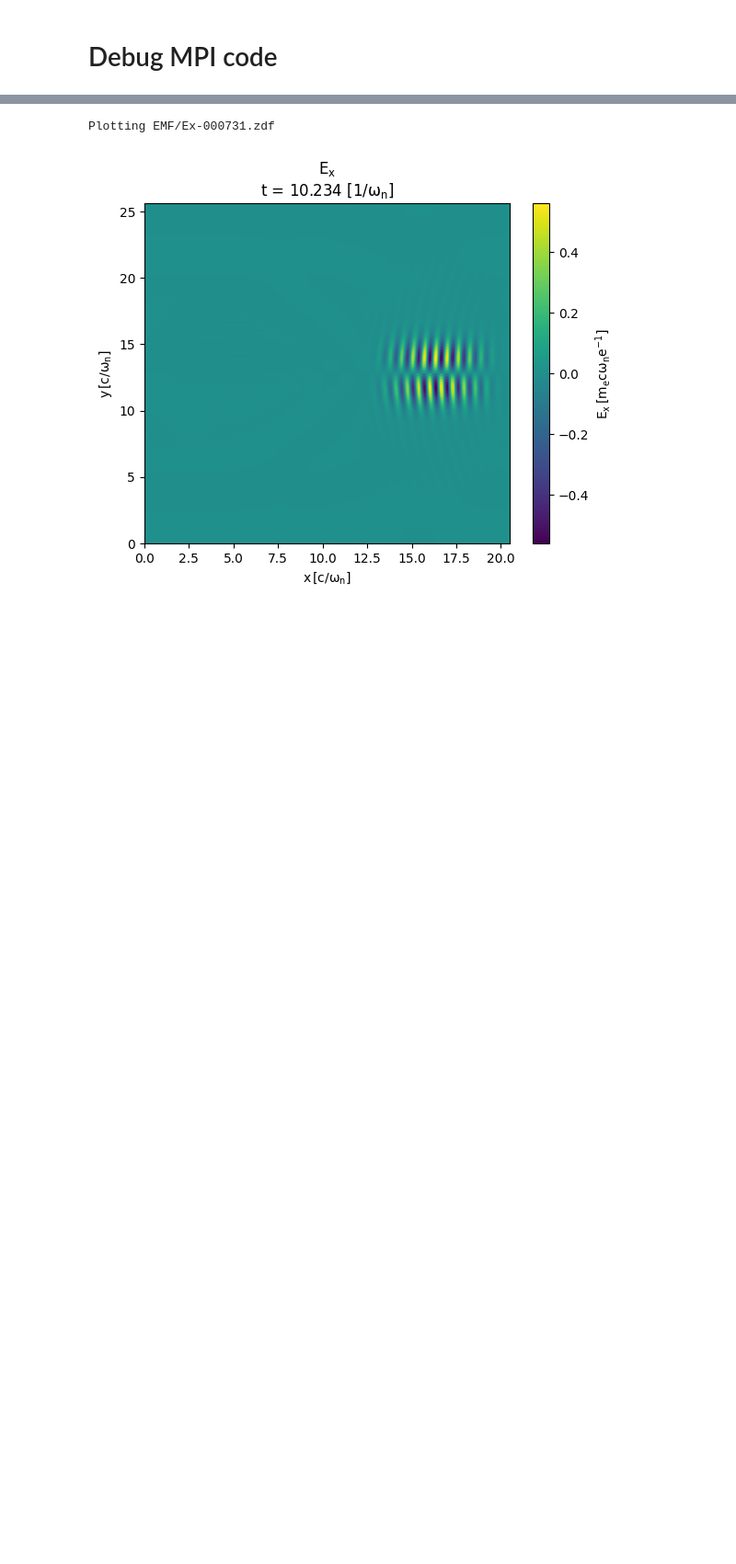
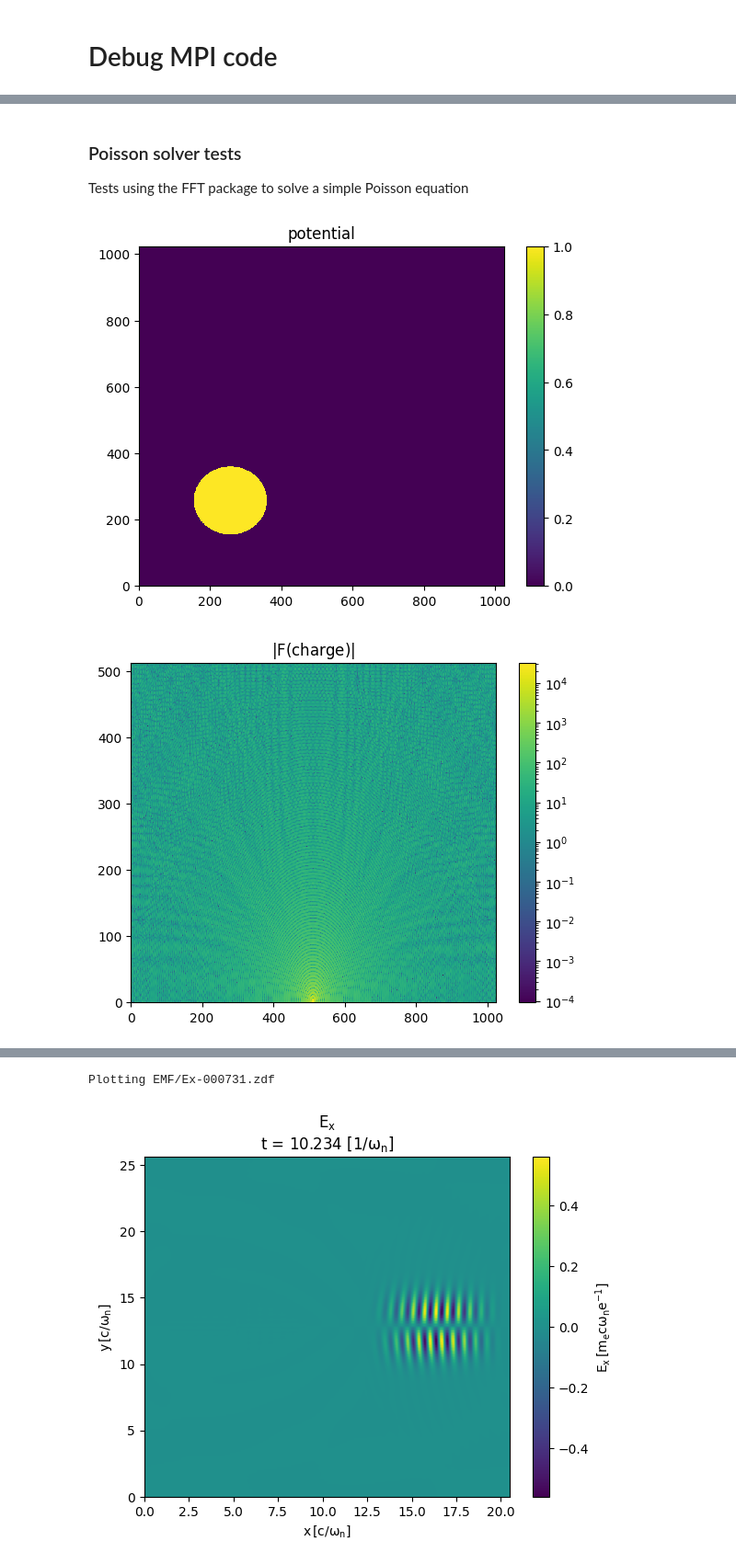
Before and after one commit to ricardo-fonseca/zpic-parallel, a Jupyter notebook: mpi/em2ds/Debug-mpi.ipynb, the cells around one changed output, grey strips where cells are left out. Shown at 92% size. Saved outputs shown, nothing was run; the diff lists cells and outputs as text; code cells hidden in the pictures; blank space fills up the shorter version.

```diff
--- a/mpi/em2ds/Debug-mpi.ipynb
+++ b/mpi/em2ds/Debug-mpi.ipynb
@@ -55,0 +95,21 @@ visxd.grid("mpi/mpi-vec3-z.zdf" )
+# %% [markdown]
+### Poisson solver tests
+
+Tests using the FFT package to solve a simple Poisson equation
+# %%
+import visxd
+import zdf
+import matplotlib.colors as colors
+
+visxd.grid2d( "mpi/charge.zdf")
+
+# Shift ky = 0 to vertical center
+info = zdf.info( "mpi/charge_k.zdf" )
+shiftky = int( info.grid.nx[0] // 2 ) - 1
+visxd.complex_grid2d( "mpi/charge_k.zdf", part = 'abs', shift = [shiftky,0], norm = colors.LogNorm())
+visxd.complex_grid2d( "mpi/potential_k.zdf", part = 'abs', shift = [shiftky,0], norm = colors.LogNorm() )
+
+visxd.grid2d( "mpi/potential.zdf" )
+# %% [output]
+[figure, added]
+[figure, added]
```
Also changed, not shown: parts of 14 cells of this notebook, 34 other files.
